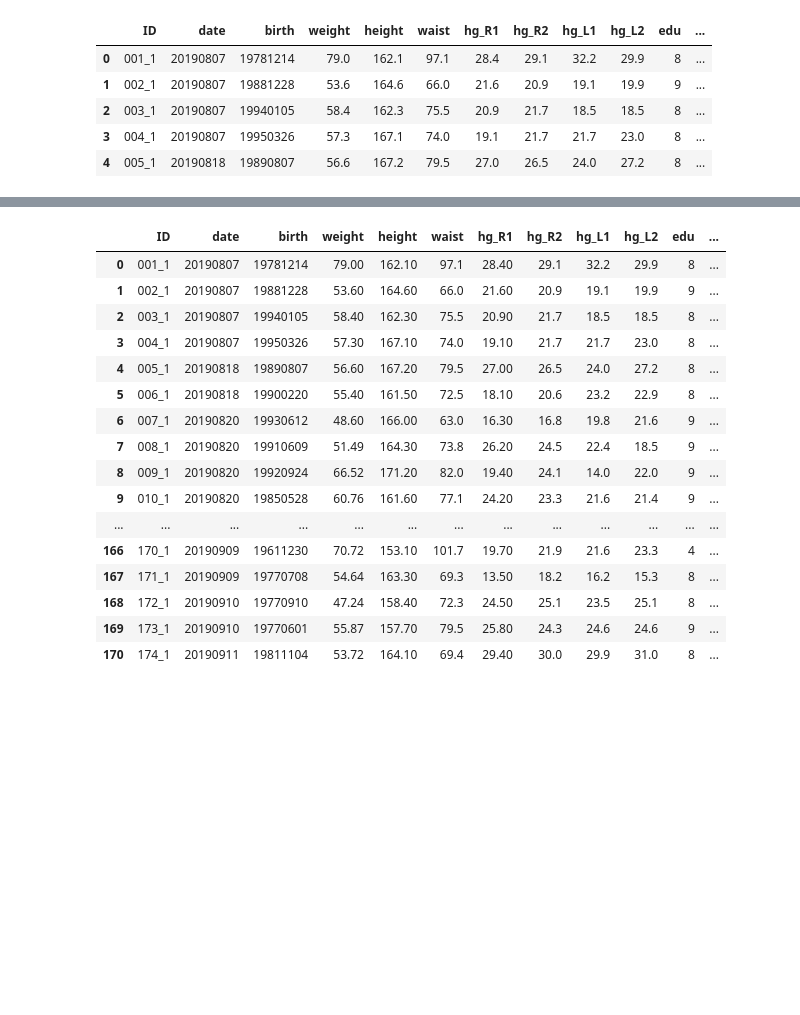
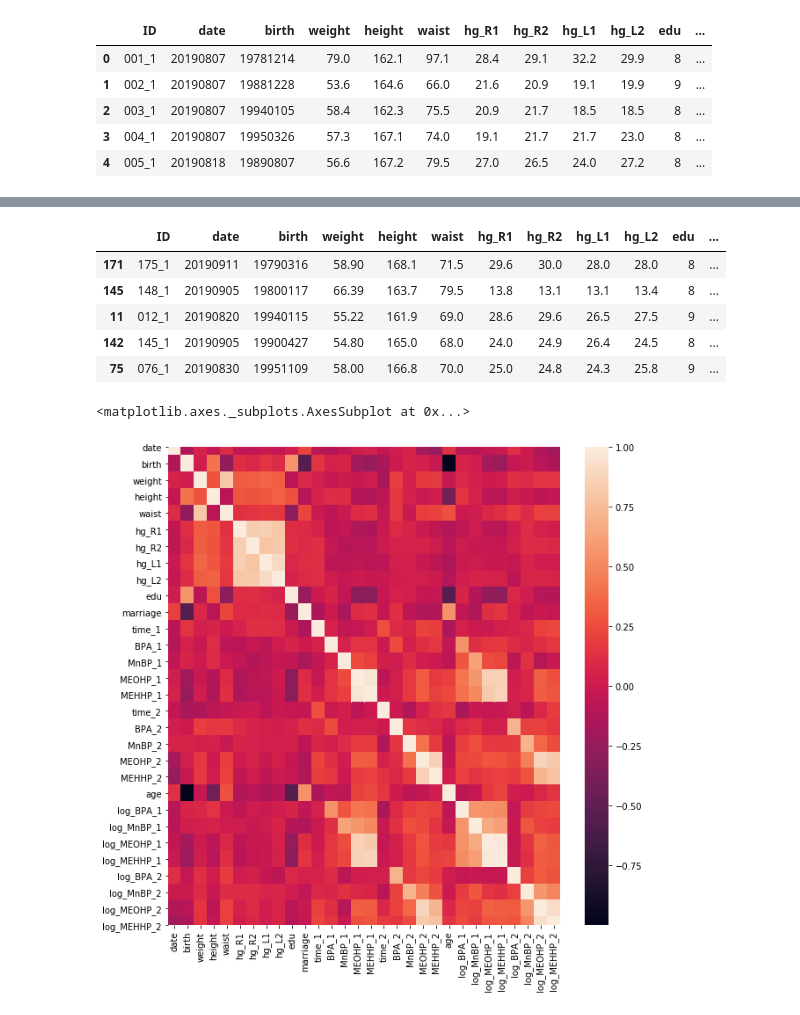
Before and after one commit to Lahongkkito/Risk-Communication, a Jupyter notebook: RC.ipynb, the cells around one changed output, grey strips where cells are left out. Cells and saved outputs as stored; diff of their text form; code cells hidden in the pictures; blank space fills up the shorter version.

```diff
--- a/RC.ipynb
+++ b/RC.ipynb
@@ -6,7 +6,7 @@ from matplotlib import pyplot as plt
 
 # dataframe의 행이 잘리는 것을 방지
 pd.set_option('display.max_columns',100)
-pd.set_option('display.max_rows',200)
+pd.set_option('display.max_rows',20)
 # %%
 rc = pd.read_csv("MYRC.csv")
 rc.head()
@@ -64,9 +64,6 @@ rc["BPA_2"].replace(0, 0.0075, inplace=True)
 rc = rc.dropna()
 # %%
 # 나이 column 생성
-
-## 이상치 확인 - 입력 오류 확인 후 실제 값 대체
-rc.loc[19,'birth']=19590523
 
 def trans_age(birth):
     age = 2021 - birth//10000
@@ -76,37 +73,30 @@ rc["age"] = rc["birth"].map(lambda x: trans_age(x))
 # %%
 ## 검출값들의 이상치 확인 - 결과 이상자이므로 제거
 
-rc.sort_values(by=["BPA_1"], ascending=False).head(10)
+# rc.sort_values(by=["BPA_1"], ascending=False).head(10)
 # rc.sort_values(by=["MnBP_1"], ascending=False).head()
-# rc.sort_values(by=["MEOHP_1"], ascending=False).head()
-# rc.sort_values(by=["MEHHP_1"], ascending=False).head()
-# rc.sort_values(by=["BPA_2"], ascending=False).head()
-# rc.sort_values(by=["MnBP_2"], ascending=False).head()
+rc.sort_values(by=["MEOHP_1"], ascending=False).head()
+rc.sort_values(by=["MEHHP_1"], ascending=False).head()
+rc.sort_values(by=["BPA_2"], ascending=False).head()
+rc.sort_values(by=["MnBP_2"], ascending=False).head()
 # rc.sort_values(by=["MEOHP_2"], ascending=False).head()
 # rc.sort_values(by=["MEHHP_2"], ascending=False).head()
 
-rc.drop([23, 84, 174], inplace=True)    # 2017 국민환경보건기초조사 기준 참고
-rc.reset_index(drop=True)
+# rc.drop([23, 84, 171], inplace=True)    # 2017 국민환경보건기초조사 기준 참고
+# rc.reset_index(drop=True)
 # %% [output]
 |  | ID | date | birth | weight | height | waist | hg_R1 | hg_R2 | hg_L1 | hg_L2 | edu | ... |
-| 0 | 001_1 | 20190807 | 19781214 | 79.00 | 162.10 | 97.1 | 28.40 | 29.1 | 32.2 | 29.9 | 8 | ... |
-| 1 | 002_1 | 20190807 | 19881228 | 53.60 | 164.60 | 66.0 | 21.60 | 20.9 | 19.1 | 19.9 | 9 | ... |
-| 2 | 003_1 | 20190807 | 19940105 | 58.40 | 162.30 | 75.5 | 20.90 | 21.7 | 18.5 | 18.5 | 8 | ... |
-| 3 | 004_1 | 20190807 | 19950326 | 57.30 | 167.10 | 74.0 | 19.10 | 21.7 | 21.7 | 23.0 | 8 | ... |
-| 4 | 005_1 | 20190818 | 19890807 | 56.60 | 167.20 | 79.5 | 27.00 | 26.5 | 24.0 | 27.2 | 8 | ... |
-| 5 | 006_1 | 20190818 | 19900220 | 55.40 | 161.50 | 72.5 | 18.10 | 20.6 | 23.2 | 22.9 | 8 | ... |
-| 6 | 007_1 | 20190820 | 19930612 | 48.60 | 166.00 | 63.0 | 16.30 | 16.8 | 19.8 | 21.6 | 9 | ... |
-| 7 | 008_1 | 20190820 | 19910609 | 51.49 | 164.30 | 73.8 | 26.20 | 24.5 | 22.4 | 18.5 | 9 | ... |
-| 8 | 009_1 | 20190820 | 19920924 | 66.52 | 171.20 | 82.0 | 19.40 | 24.1 | 14.0 | 22.0 | 9 | ... |
-| 9 | 010_1 | 20190820 | 19850528 | 60.76 | 161.60 | 77.1 | 24.20 | 23.3 | 21.6 | 21.4 | 9 | ... |
-| ... | ... | ... | ... | ... | ... | ... | ... | ... | ... | ... | ... | ... |
-| 166 | 170_1 | 20190909 | 19611230 | 70.72 | 153.10 | 101.7 | 19.70 | 21.9 | 21.6 | 23.3 | 4 | ... |
-| 167 | 171_1 | 20190909 | 19770708 | 54.64 | 163.30 | 69.3 | 13.50 | 18.2 | 16.2 | 15.3 | 8 | ... |
-| 168 | 172_1 | 20190910 | 19770910 | 47.24 | 158.40 | 72.3 | 24.50 | 25.1 | 23.5 | 25.1 | 8 | ... |
-| 169 | 173_1 | 20190910 | 19770601 | 55.87 | 157.70 | 79.5 | 25.80 | 24.3 | 24.6 | 24.6 | 9 | ... |
-| 170 | 174_1 | 20190911 | 19811104 | 53.72 | 164.10 | 69.4 | 29.40 | 30.0 | 29.9 | 31.0 | 8 | ... |
+| 171 | 175_1 | 20190911 | 19790316 | 58.90 | 168.1 | 71.5 | 29.6 | 30.0 | 28.0 | 28.0 | 8 | ... |
+| 145 | 148_1 | 20190905 | 19800117 | 66.39 | 163.7 | 79.5 | 13.8 | 13.1 | 13.1 | 13.4 | 8 | ... |
+| 11 | 012_1 | 20190820 | 19940115 | 55.22 | 161.9 | 69.0 | 28.6 | 29.6 | 26.5 | 27.5 | 9 | ... |
+| 142 | 145_1 | 20190905 | 19900427 | 54.80 | 165.0 | 68.0 | 24.0 | 24.9 | 26.4 | 24.5 | 8 | ... |
+| 75 | 076_1 | 20190830 | 19951109 | 58.00 | 166.8 | 70.0 | 25.0 | 24.8 | 24.3 | 25.8 | 9 | ... |
 # %%
-# sns.heatmap(rc.corr())
+plt.figure(figsize=(10,10))
+sns.heatmap(rc.corr())
+# %% [output]
+<matplotlib.axes._subplots.AxesSubplot at 0x...>
+[figure, added]
 # %%
 # 결과값의 상관관계와 분포 확인
 
```
Also changed, not shown: parts of 10 cells of this notebook.
